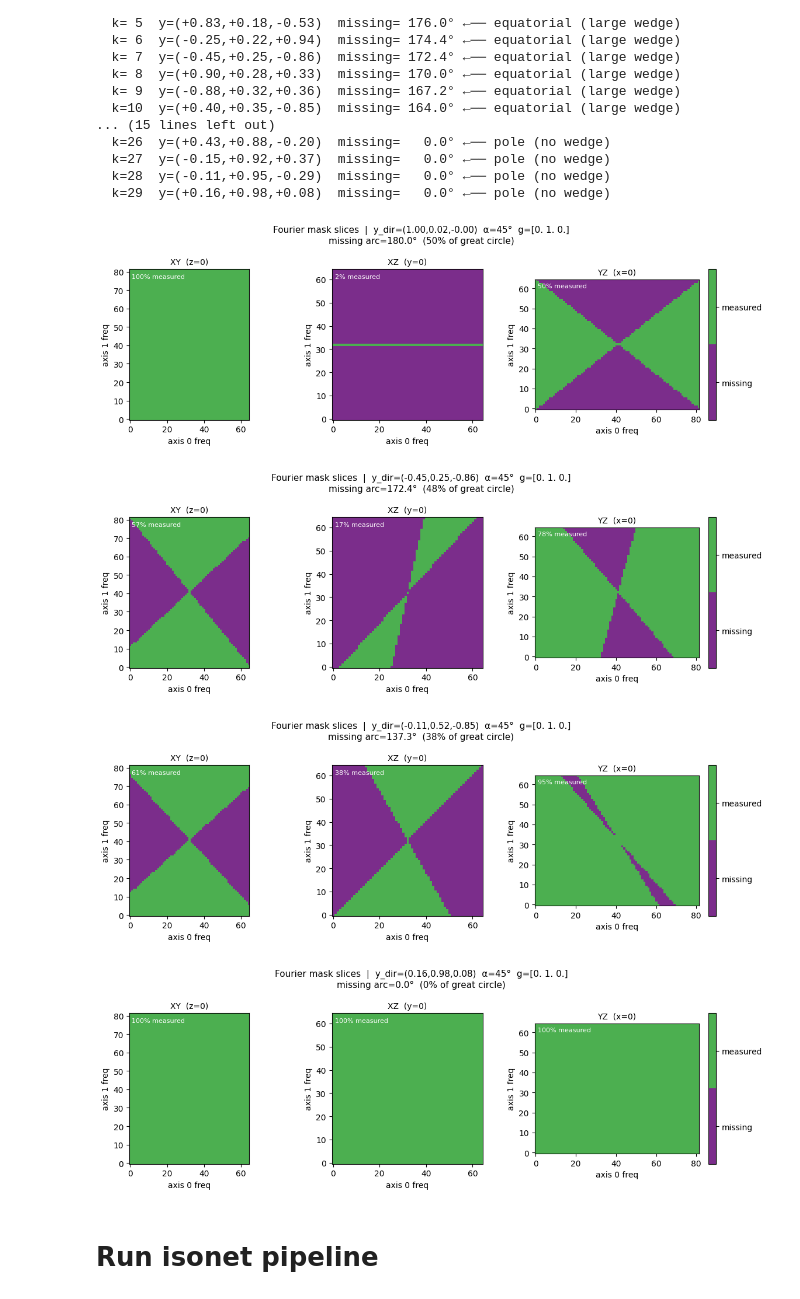
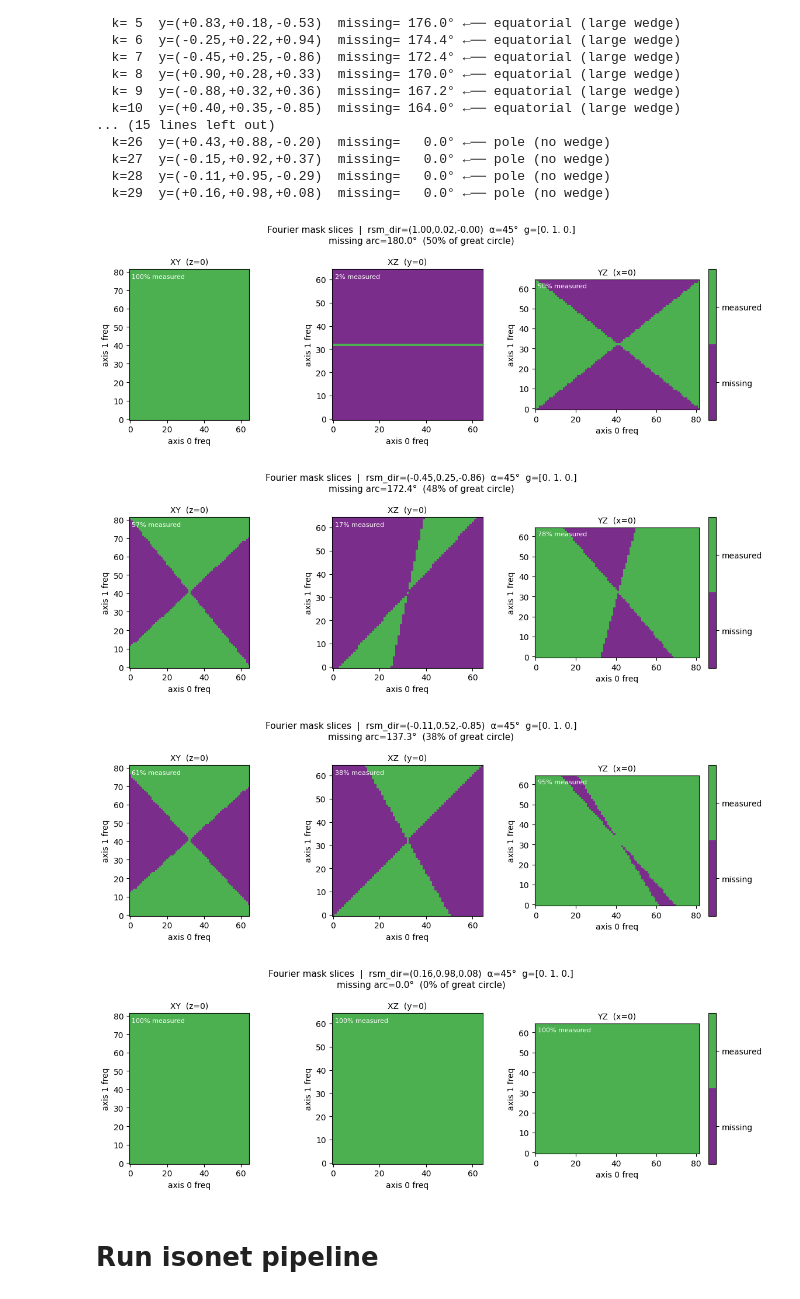
Before and after one commit to lfbarba/smartt, a Jupyter notebook: notebooks/saxs_fbp_test.ipynb, the cells around one changed output. Saved outputs shown, nothing was run; the diff lists cells and outputs as text; code cells hidden in the pictures.

```diff
--- a/notebooks/saxs_fbp_test.ipynb
+++ b/notebooks/saxs_fbp_test.ipynb
@@ -730,7 +730,7 @@ K_SHOW = [0, K // 4, K // 2, K - 1]   # a spread from pole-ish to equatorial
 
 for k in K_SHOW:
     fig = plot_wedge_hemisphere(
-        y_dir=y_directions[k],
+        rsm_dir=y_directions[k],
         alpha_deg=ALPHA_DEG,
         goniometer_axis=G_AXIS,
         title_extra=f'k={k}',
@@ -754,28 +754,28 @@ for k in K_SHOW:
 # %%
 # ── Fourier mask slices ────────────────────────────────────────────────────────
 # Three orthogonal central slices of the 3-D boolean mask (DC at centre).
 # Green = measured frequencies, purple = missing.
 #
 # Expected pattern for half_space='y' (goniometer_axis=[0,1,0]):
 #   - A direction near the Y pole (y[1] ≈ 1) → almost no missing region.
 #   - A direction near the equator (y[1] ≈ 0) → a double-wedge gap around the
 #     y_dir axis in the Fourier plane containing y_dir and goniometer_axis.
 
 vol_shape = recon_np.shape[1:]   # (X, Y, Z) from actual reconstruction
 
 for k in K_SHOW:
     fig = plot_wedge_mask_slices(
-        y_dir=y_directions[k],
+        rsm_dir=y_directions[k],
         alpha_deg=ALPHA_DEG,
         volume_shape=vol_shape,
         goniometer_axis=G_AXIS,
     )
     plt.show()
 # %% [output]
-[figure, old version]
+[figure, new version]
-[figure, old version]
+[figure, new version]
-[figure, old version]
+[figure, new version]
-[figure, old version]
+[figure, new version]
 # %% [markdown]
 # Run isonet pipeline
 # %%
```
Also changed, not shown: parts of 2 cells of this notebook, 8 other files.
